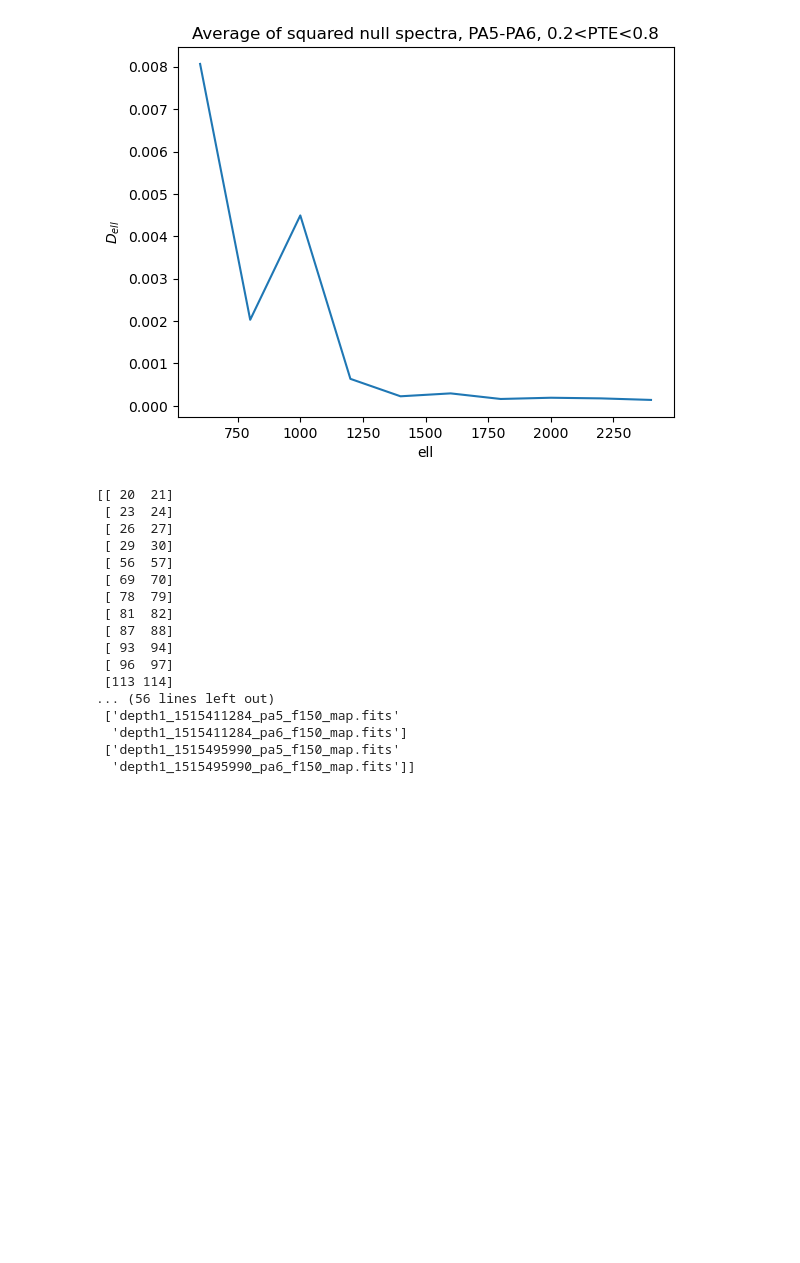
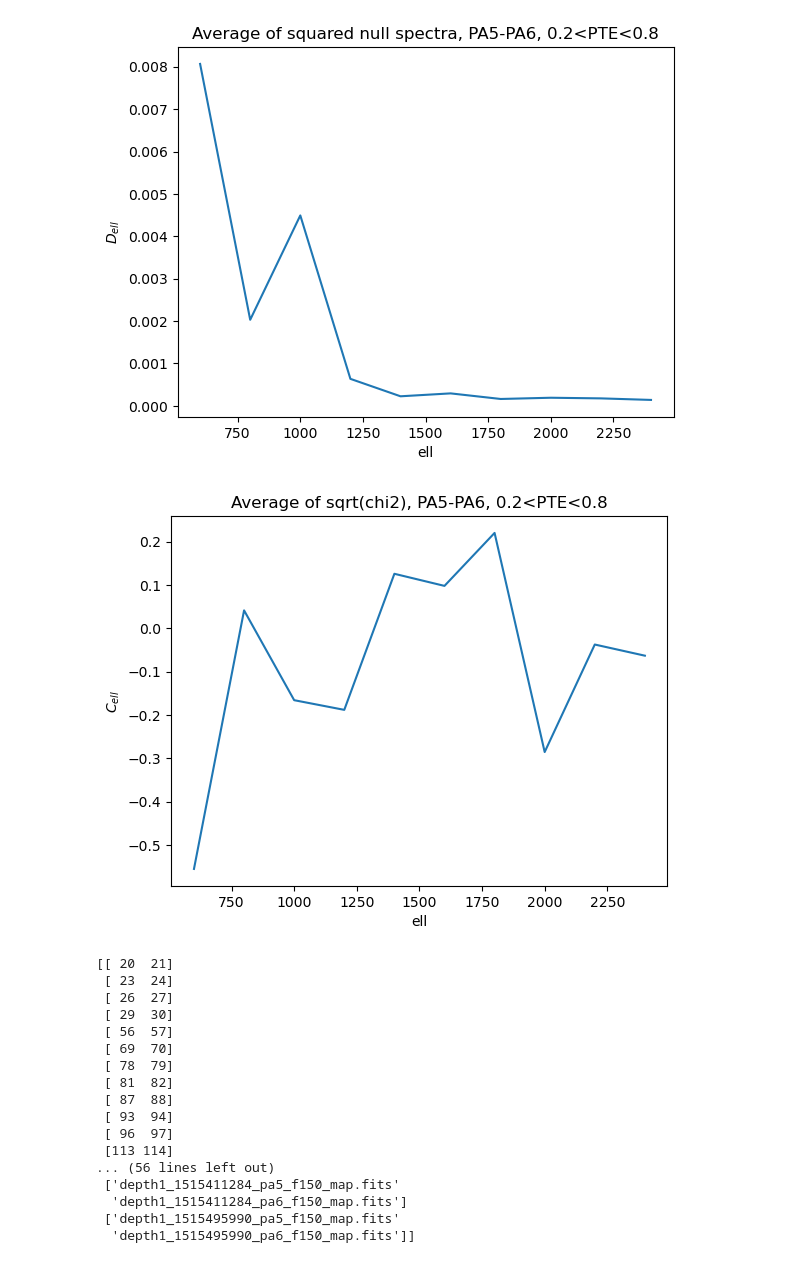
Before and after one commit to zhuber21/act-axion-analysis, a Jupyter notebook: notebooks/array_differences_larger_depth1_set_20241125.ipynb, the cells around one changed output. Cells and saved outputs as stored; diff of their text form; code cells hidden in the pictures; blank space fills up the shorter version.

```diff
--- a/notebooks/array_differences_larger_depth1_set_20241125.ipynb
+++ b/notebooks/array_differences_larger_depth1_set_20241125.ipynb
@@ -385,6 +403,21 @@ plt.close()
 [  8  11  14  17  22  32  39  42  48  54  55  62  65  68  75  79  91  98
  102 106 112 121 124 126]
 [figure]
+# %%
+# 12/10/24
+# Steve wanted me also to try putting the average chi2 in units of sigma and see if this gets rid of the ell
+# dependence we see here (or if it gets rid of it for good PTEs but not bad ones)
+mid_pa5pa6_pte_avg_chi = np.mean(est_diff_all_pairs[mid_pa5pa6_pte_indices]/np.sqrt(cov_sum_all_pairs[mid_pa5pa6_pte_indices]),axis=0)
+ell = spectra_dict[maps[0]]['ell']
+#plt.plot(ell,(ell/(2*np.pi))*(ell+1)*mid_pa5pa6_pte_avg_chi) # D_ell
+plt.plot(ell,mid_pa5pa6_pte_avg_chi) # C_ell
+plt.title("Average of sqrt(chi2), PA5-PA6, 0.2<PTE<0.8")
+plt.ylabel("$C_{ell}$")
+plt.xlabel("ell")
+plt.show()
+plt.close()
+# %% [output]
+[figure, added]
 # %%
 # Confirming they are all PA5-PA6 pairs
 print(all_pairs[mid_pa5pa6_pte_indices])
```
Also changed, not shown: parts of 14 cells of this notebook, 3 other files.
